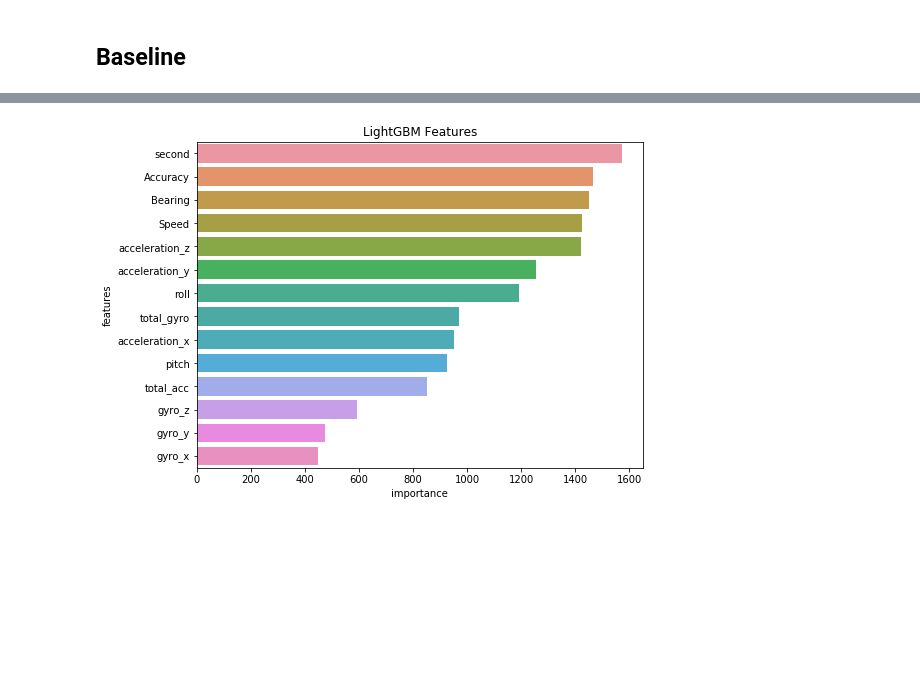
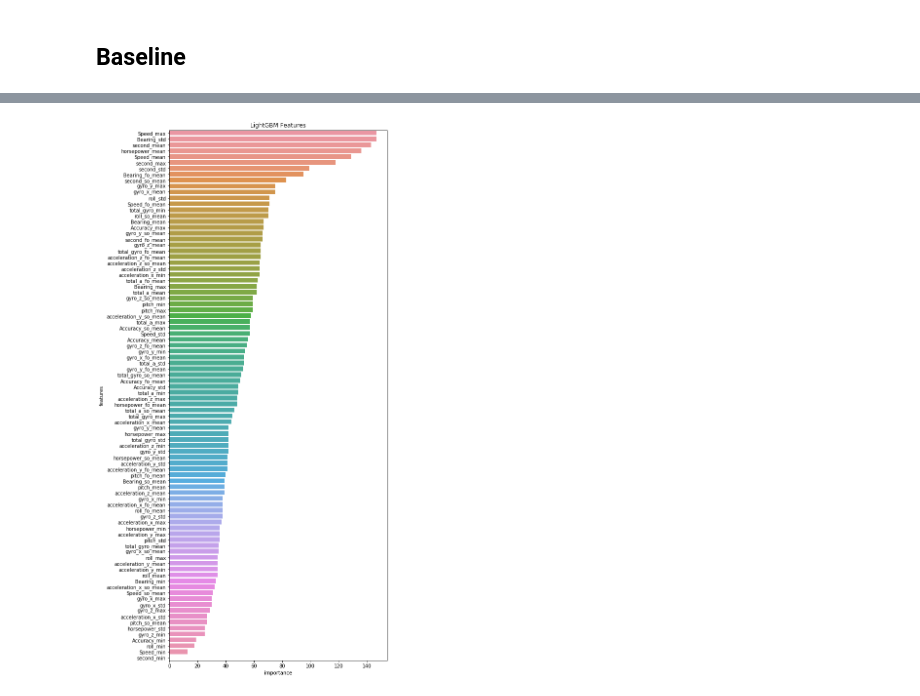
Before and after one commit to wjensheng/grab, a Jupyter notebook: preprocess.ipynb, the cells around one changed output, grey strips where cells are left out. Saved outputs shown, nothing was run; the diff lists cells and outputs as text; code cells hidden in the pictures; blank space fills up the shorter version.

Commit message:
train_df with removed ids; preprocess groupby baseline

```diff
--- a/preprocess.ipynb
+++ b/preprocess.ipynb
@@ -211,0 +310,6 @@ new.head()
+# %%
+# new.dropna(inplace=True)
+
+new['bookingID'] = train_df['bookingID'].unique()
+
+new.head()
@@ -212,7 +324,7 @@ new.head()
 # %%
-new_sub = pd.merge(new, sub_df,
-                      left_on='bookingID', right_on='bookingID',
-                      how='inner')
+new_sub = pd.merge(new, labels_df,
+                  left_on='bookingID', right_on='bookingID',
+                  how='inner')
 
 new_sub.head()
 # %% [output]
@@ -274,15 +379,15 @@ skf = StratifiedKFold(n_splits=folds, shuffle=True, random_state=42)
 val_aucs = []
 feature_importance_df = pd.DataFrame()
 
-oof = sub_df[['bookingID', 'label']]
+oof = new_sub[['bookingID', 'label']]
 oof['predict'] = 0
 oof = oof.reset_index()
 # %%
 # len(oof), len(X_train), len(y_train)
 
-train = sub_df
+train = new_sub
 
-# features = [c for c in train.columns if c not in ['bookingID', 'label']]
+features = [c for c in train.columns if c not in ['bookingID', 'label']]
 # %%
 %%time
 lgb_params = {
@@ -358,13 +461,13 @@ Mean auc: 0.669646519, std: 0.000948972. All auc: 0.669641411.
 # %%
 feature_score = lgb_clf.feature_importance()
 
 features_df = pd.DataFrame({'features': features,
                             'importance': feature_score})
 
-plt.figure(figsize=(8,6))
+plt.figure(figsize=(8,20))
 sns.barplot(x="importance", y="features",
             data=features_df.sort_values(by="importance",ascending=False))
 plt.title('LightGBM Features')
 plt.show()
 # %% [output]
-[figure, old version]
+[figure, new version]
```
Also changed, not shown: parts of 29 cells of this notebook, 2 other files.
